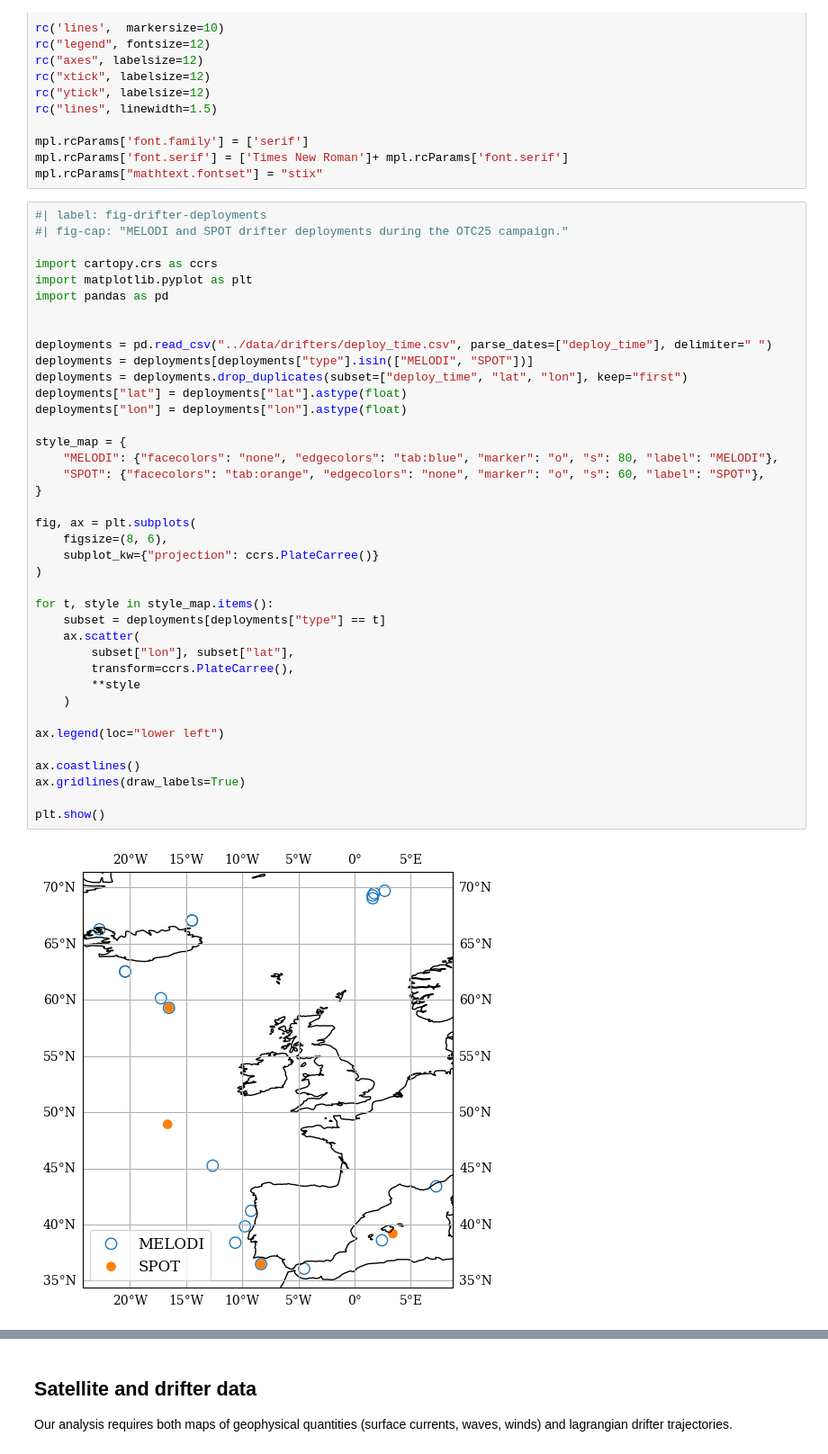
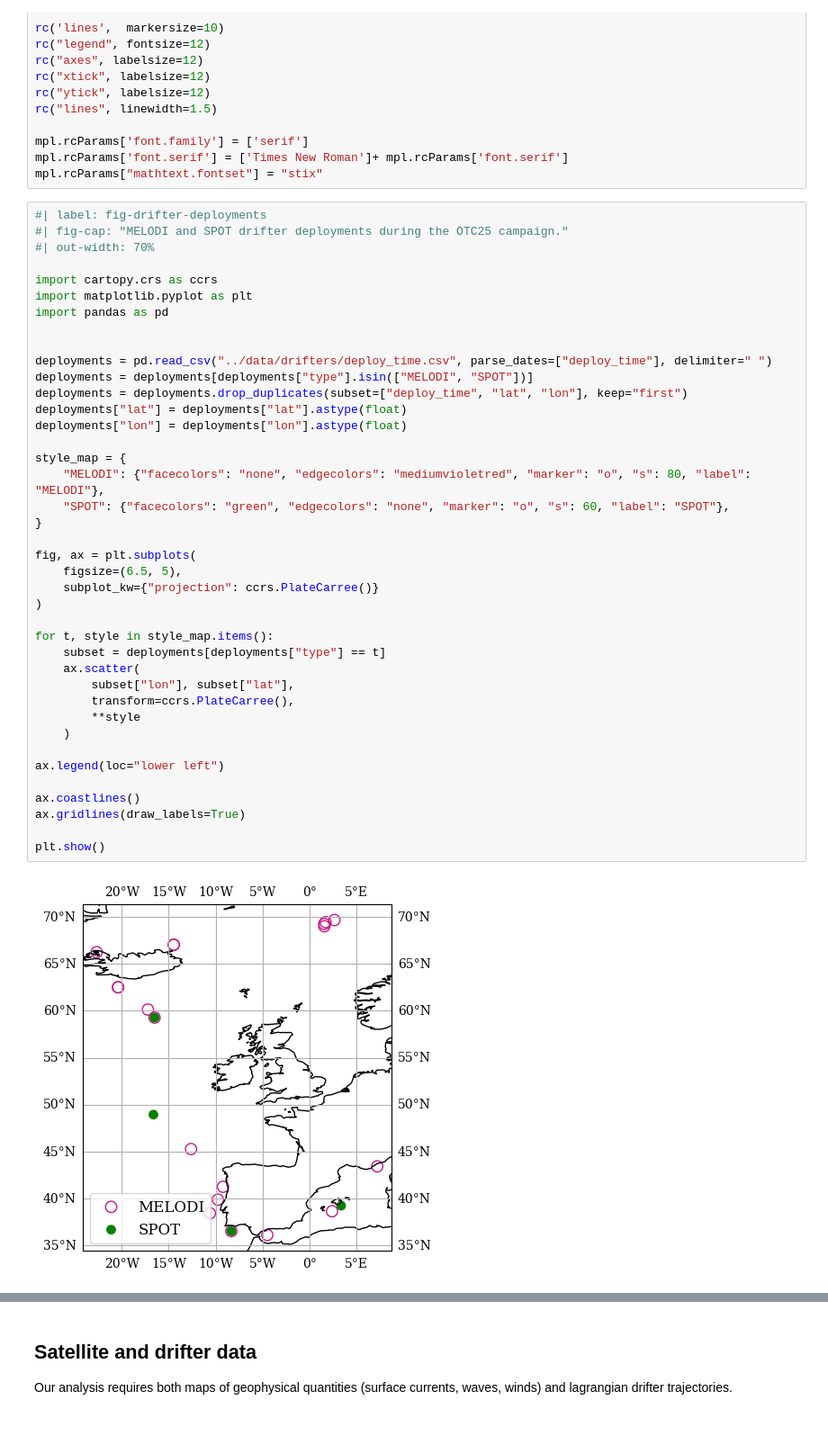
Before and after one commit to vadmbertr/otc25-final_report, a Jupyter notebook: sections/02_methods.ipynb, the cells around one changed output, grey strips where cells are left out. Shown: that part at 90% size. Drawn from its saved outputs; the diff is of its cells as text; blank space fills up the shorter version.

```diff
--- a/sections/02_methods.ipynb
+++ b/sections/02_methods.ipynb
@@ -49,6 +49,7 @@ mpl.rcParams["mathtext.fontset"] = "stix"
 # %%
 #| label: fig-drifter-deployments
 #| fig-cap: "MELODI and SPOT drifter deployments during the OTC25 campaign."
+#| out-width: 70%
 
 import cartopy.crs as ccrs
 import matplotlib.pyplot as plt
@@ -56,37 +57,37 @@ import pandas as pd
 
 
 deployments = pd.read_csv("../data/drifters/deploy_time.csv", parse_dates=["deploy_time"], delimiter=" ")
 deployments = deployments[deployments["type"].isin(["MELODI", "SPOT"])]
 deployments = deployments.drop_duplicates(subset=["deploy_time", "lat", "lon"], keep="first")
 deployments["lat"] = deployments["lat"].astype(float)
 deployments["lon"] = deployments["lon"].astype(float)
 
 style_map = {
-    "MELODI": {"facecolors": "none", "edgecolors": "tab:blue", "marker": "o", "s": 80, "label": "MELODI"},
-    "SPOT": {"facecolors": "tab:orange", "edgecolors": "none", "marker": "o", "s": 60, "label": "SPOT"},
+    "MELODI": {"facecolors": "none", "edgecolors": "mediumvioletred", "marker": "o", "s": 80, "label": "MELODI"},
+    "SPOT": {"facecolors": "green", "edgecolors": "none", "marker": "o", "s": 60, "label": "SPOT"},
 }
 
 fig, ax = plt.subplots(
-    figsize=(8, 6),
+    figsize=(6.5, 5),
     subplot_kw={"projection": ccrs.PlateCarree()}
 )
 
 for t, style in style_map.items():
     subset = deployments[deployments["type"] == t]
     ax.scatter(
         subset["lon"], subset["lat"],
         transform=ccrs.PlateCarree(),
         **style
     )
 
 ax.legend(loc="lower left")
 
 ax.coastlines()
 ax.gridlines(draw_labels=True)
 
 plt.show()
 # %% [output]
-[figure, old version]
+[figure, new version]
 # %% [markdown]
 ### SPOT
 
```
Also changed, not shown: parts of 5 cells of this notebook, 7 other files.
